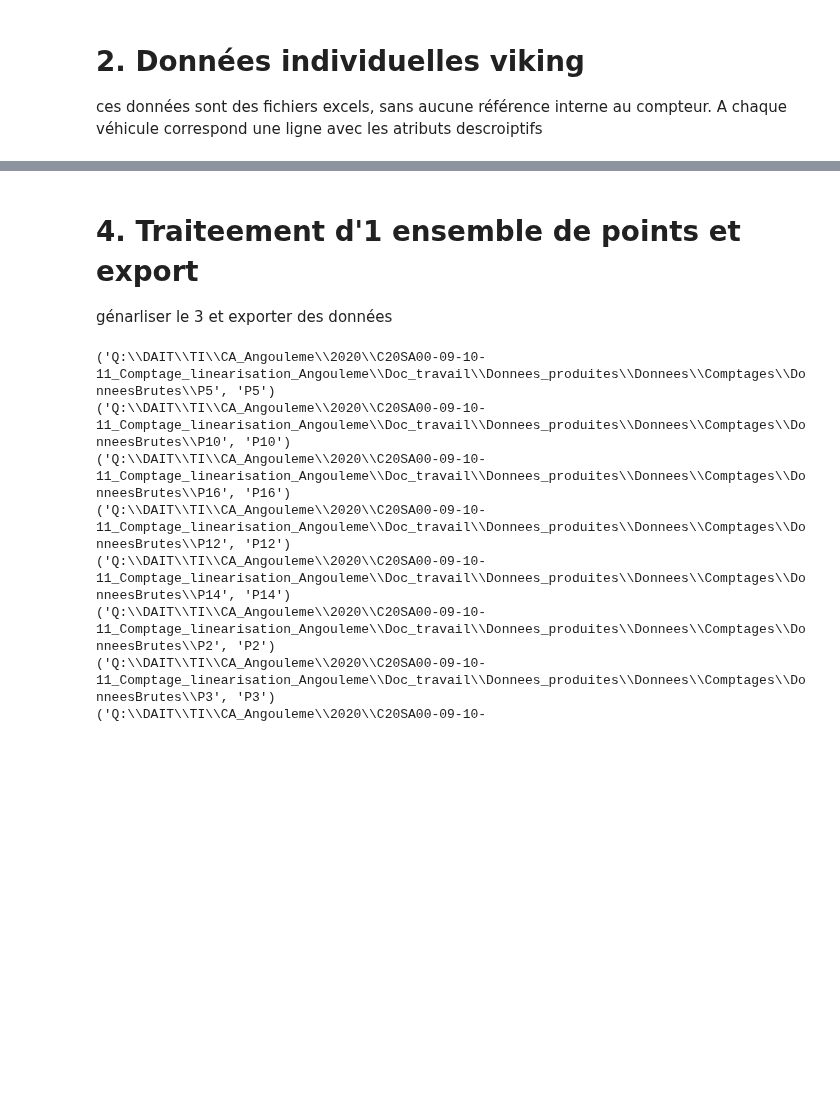
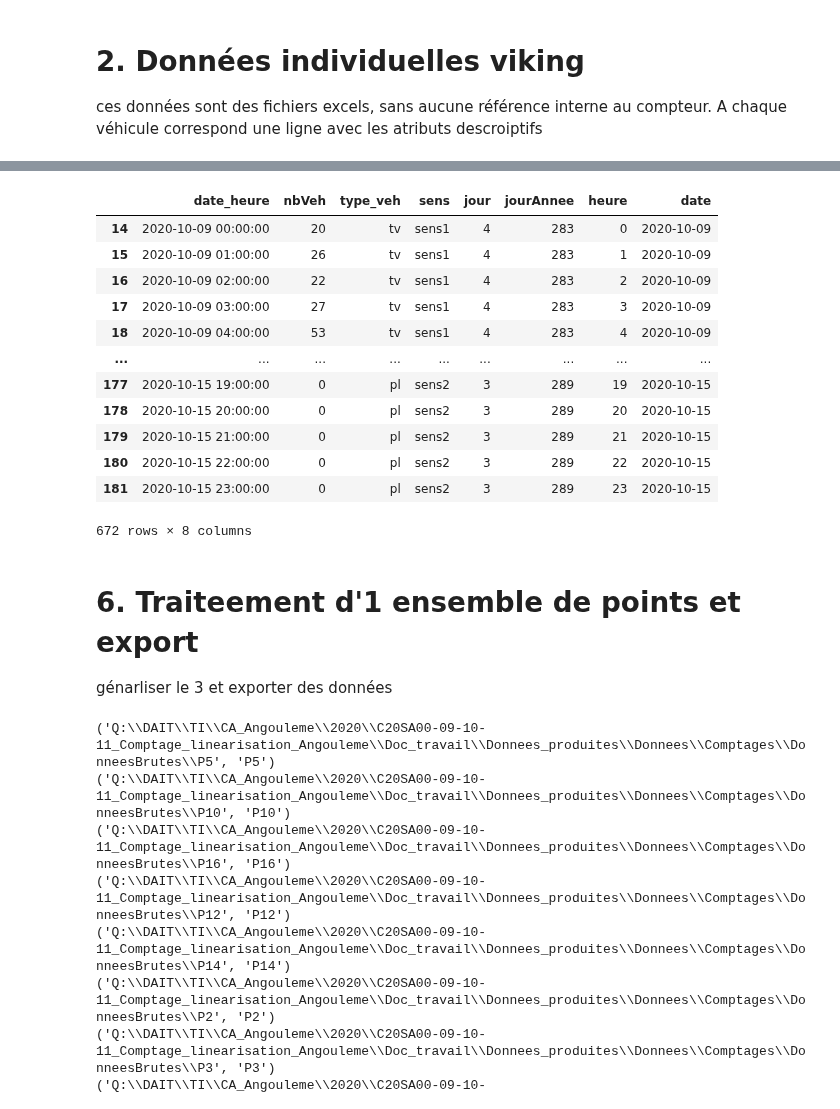
Before and after one commit to nantodevison/otv, a Jupyter notebook: otv/Transfert_Donnees/Fichiers_sources.ipynb, the cells around one changed output, grey strips where cells are left out. Saved outputs shown, nothing was run; the diff lists cells and outputs as text; code cells hidden in the pictures; blank space fills up the shorter version.

```diff
--- a/otv/Transfert_Donnees/Fichiers_sources.ipynb
+++ b/otv/Transfert_Donnees/Fichiers_sources.ipynb
@@ -87,0 +94,2 @@ px.line(cpt.dfHeureTypeSens.loc[cpt.dfHeureTypeSens.type_veh.isin(['vl','pl','2r
+# %%
+fFim=ds.FIM(r'D:\Boulot\AffairesEnCours\comptages Angouleme\Doc_travail\Donnees_produites\Donnees\Comptages\DonneesBrutes\P1\S1_P1.FIM')
@@ -88,5 +116,36 @@ px.line(cpt.dfHeureTypeSens.loc[cpt.dfHeureTypeSens.type_veh.isin(['vl','pl','2r
+# %%
+lignes=fFim.ouvrir_fim()
+fFim.params_fim(lignes)
+liste_lign_titre=fFim.liste_carac_fichiers(lignes)
+fFim.taille_bloc_donnees(lignes,liste_lign_titre)
+fFim.isoler_bloc(lignes, liste_lign_titre)
+# %%
+freq=str(int(fFim.pas_temporel))+'T'
+dfHeureTypeSens=pd.concat([pd.DataFrame({'date_heure':pd.date_range(fFim.date_debut, periods=len(liste_lign_titre[i][3]), freq=freq),'nbVeh':liste_lign_titre[i][3]})
+           .assign(type_veh=liste_lign_titre[i][1].lower(),sens='sens'+liste_lign_titre[i][2].lower()) for i in range(len(liste_lign_titre))],
+          axis=0)
+dfHeureTypeSens['jour']=dfHeureTypeSens.date_heure.dt.dayofweek
+dfHeureTypeSens['jourAnnee']=dfHeureTypeSens.date_heure.dt.dayofyear
+dfHeureTypeSens['heure']=dfHeureTypeSens.date_heure.dt.hour
+dfHeureTypeSens['date']=pd.to_datetime(dfHeureTypeSens.date_heure.dt.date)
+# %%
+ds.NettoyageTemps(dfHeureTypeSens)
+# %% [output]
+|  | date_heure | nbVeh | type_veh | sens | jour | jourAnnee | heure | date |
+| 14 | 2020-10-09 00:00:00 | 20 | tv | sens1 | 4 | 283 | 0 | 2020-10-09 |
+| 15 | 2020-10-09 01:00:00 | 26 | tv | sens1 | 4 | 283 | 1 | 2020-10-09 |
+| 16 | 2020-10-09 02:00:00 | 22 | tv | sens1 | 4 | 283 | 2 | 2020-10-09 |
+| 17 | 2020-10-09 03:00:00 | 27 | tv | sens1 | 4 | 283 | 3 | 2020-10-09 |
+| 18 | 2020-10-09 04:00:00 | 53 | tv | sens1 | 4 | 283 | 4 | 2020-10-09 |
+| ... | ... | ... | ... | ... | ... | ... | ... | ... |
+| 177 | 2020-10-15 19:00:00 | 0 | pl | sens2 | 3 | 289 | 19 | 2020-10-15 |
+| 178 | 2020-10-15 20:00:00 | 0 | pl | sens2 | 3 | 289 | 20 | 2020-10-15 |
+| 179 | 2020-10-15 21:00:00 | 0 | pl | sens2 | 3 | 289 | 21 | 2020-10-15 |
+| 180 | 2020-10-15 22:00:00 | 0 | pl | sens2 | 3 | 289 | 22 | 2020-10-15 |
+| 181 | 2020-10-15 23:00:00 | 0 | pl | sens2 | 3 | 289 | 23 | 2020-10-15 |
+672 rows × 8 columns
 # %% [markdown]
-# 4. Traiteement d'1 ensemble de points et export
+# 6. Traiteement d'1 ensemble de points et export
 génarliser le 3 et exporter des données
 # %%
 #dossier source et liste des dossier
```
Also changed, not shown: parts of 15 cells of this notebook, 4 other files.
